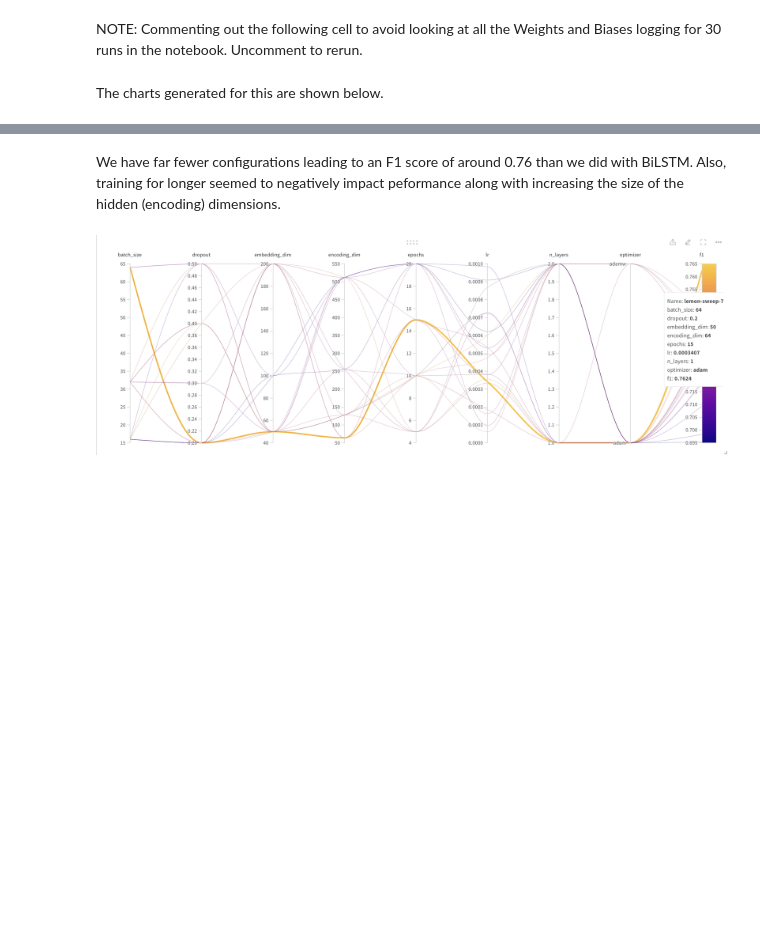
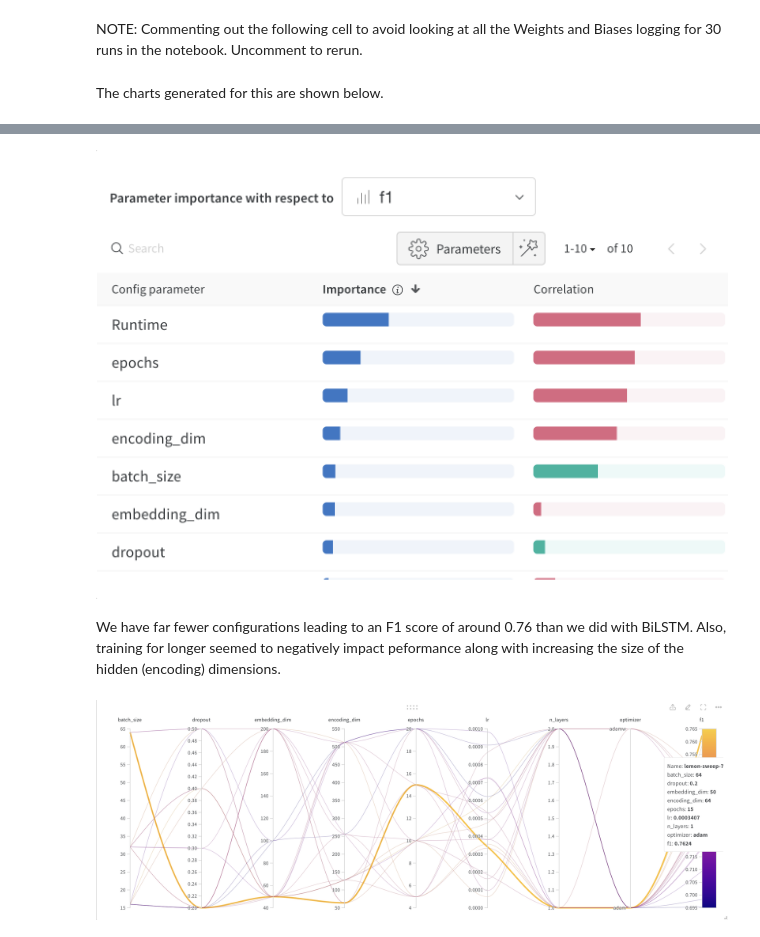
Before and after one commit to lynnolson/dtsa5511w4, a Jupyter notebook: nlp_dist_tweet.ipynb, the cells around one changed output, grey strips where cells are left out. Saved outputs shown, nothing was run; the diff lists cells and outputs as text; code cells hidden in the pictures; blank space fills up the shorter version.

```diff
--- a/nlp_dist_tweet.ipynb
+++ b/nlp_dist_tweet.ipynb
@@ -896,3 +897,7 @@ ipyplot.plot_images(['img/bigru_wandb_f1_chart.png', 'img/bigru_wandb_imp_hyperp
+# %%
+Image(filename = "img/bigru_wandb_imp_hyperparams.png", width=800, height=600)
+# %% [output]
+[figure, added]
 # %% [markdown]
 We have far fewer configurations leading to an F1 score of around 0.76 than we did with BiLSTM.  Also, training for longer seemed to negatively impact peformance along with increasing the size of the hidden (encoding) dimensions.
 # %%
```
Also changed, not shown: parts of 5 cells of this notebook.
